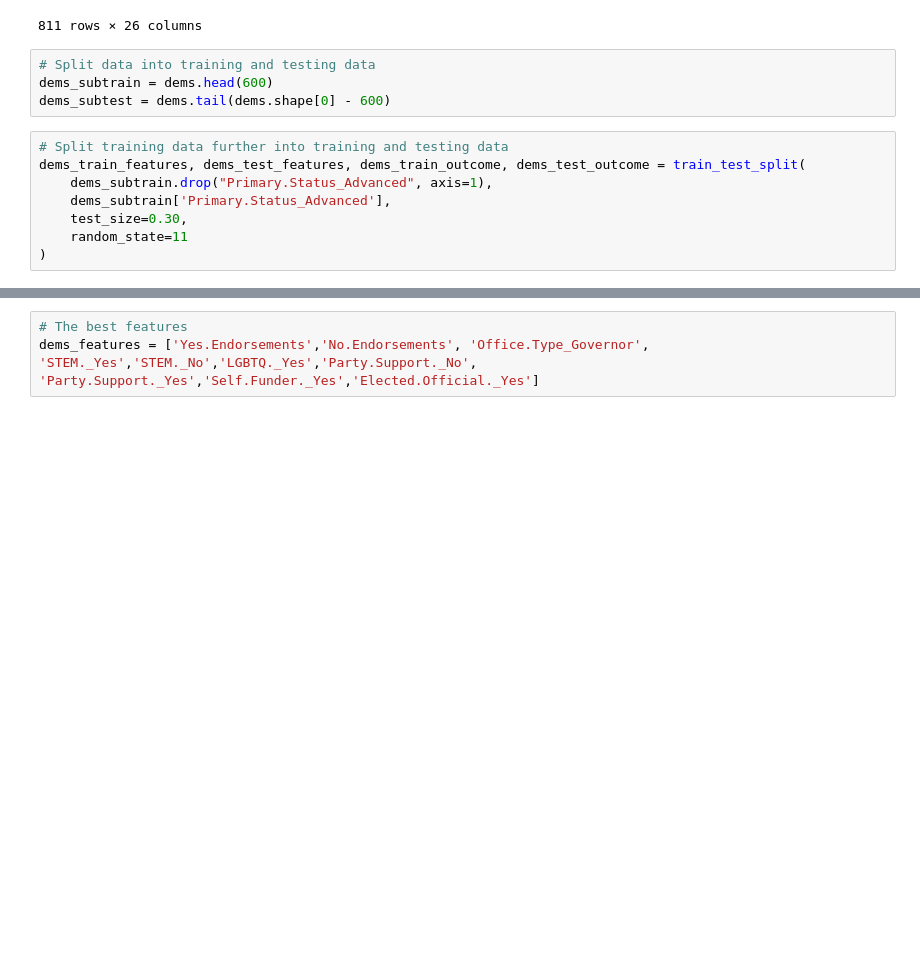
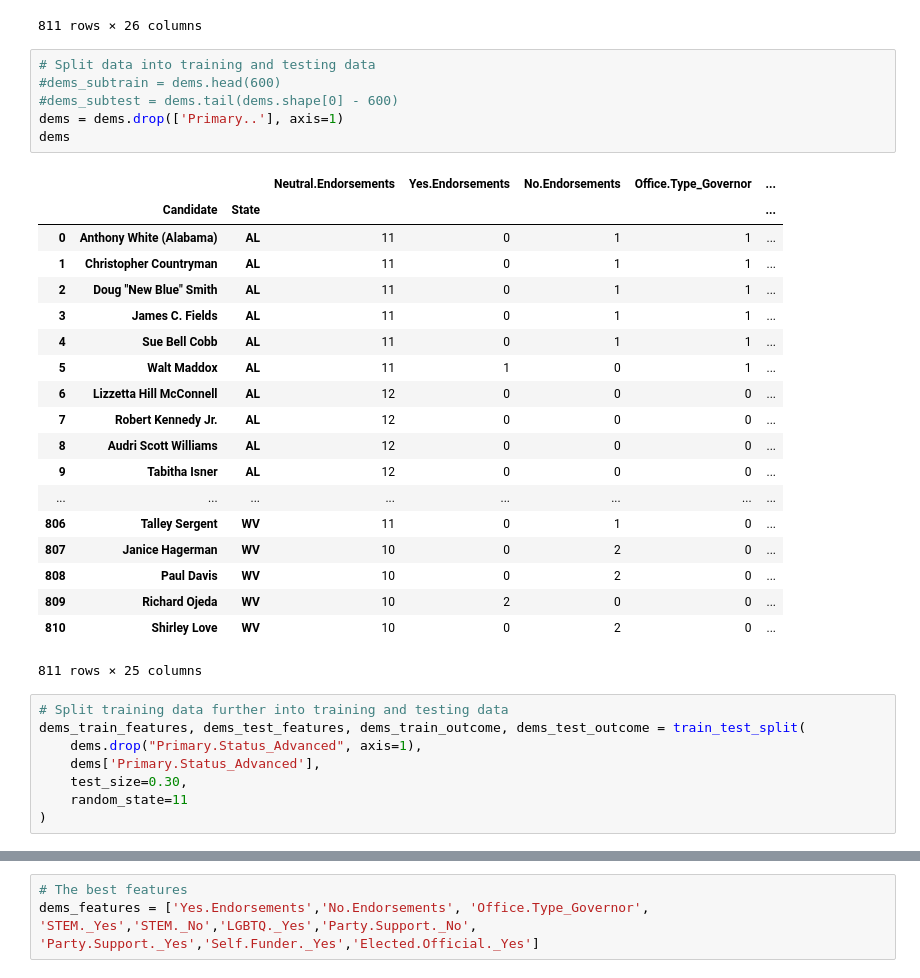
Before and after one commit to shannongatta1/info370finalproject, a Jupyter notebook: Python/rfc-Charlene.ipynb, the cells around one changed output, grey strips where cells are left out. Saved outputs shown, nothing was run; the diff lists cells and outputs as text; blank space fills up the shorter version.

```diff
--- a/Python/rfc-Charlene.ipynb
+++ b/Python/rfc-Charlene.ipynb
@@ -40,13 +40,35 @@ dems
 811 rows × 26 columns
 # %%
 # Split data into training and testing data
-dems_subtrain = dems.head(600)
-dems_subtest = dems.tail(dems.shape[0] - 600)
+#dems_subtrain = dems.head(600)
+#dems_subtest = dems.tail(dems.shape[0] - 600)
+dems = dems.drop(['Primary..'], axis=1)
+dems
+# %% [output]
+|  |  |  | Neutral.Endorsements | Yes.Endorsements | No.Endorsements | Office.Type_Governor | ... |
+|  | Candidate | State |  |  |  |  | ... |
+| 0 | Anthony White (Alabama) | AL | 11 | 0 | 1 | 1 | ... |
+| 1 | Christopher Countryman | AL | 11 | 0 | 1 | 1 | ... |
+| 2 | Doug "New Blue" Smith | AL | 11 | 0 | 1 | 1 | ... |
+| 3 | James C. Fields | AL | 11 | 0 | 1 | 1 | ... |
+| 4 | Sue Bell Cobb | AL | 11 | 0 | 1 | 1 | ... |
+| 5 | Walt Maddox | AL | 11 | 1 | 0 | 1 | ... |
+| 6 | Lizzetta Hill McConnell | AL | 12 | 0 | 0 | 0 | ... |
+| 7 | Robert Kennedy Jr. | AL | 12 | 0 | 0 | 0 | ... |
+| 8 | Audri Scott Williams | AL | 12 | 0 | 0 | 0 | ... |
+| 9 | Tabitha Isner | AL | 12 | 0 | 0 | 0 | ... |
+| ... | ... | ... | ... | ... | ... | ... | ... |
+| 806 | Talley Sergent | WV | 11 | 0 | 1 | 0 | ... |
+| 807 | Janice Hagerman | WV | 10 | 0 | 2 | 0 | ... |
+| 808 | Paul Davis | WV | 10 | 0 | 2 | 0 | ... |
+| 809 | Richard Ojeda | WV | 10 | 2 | 0 | 0 | ... |
+| 810 | Shirley Love | WV | 10 | 0 | 2 | 0 | ... |
+811 rows × 25 columns
 # %%
 # Split training data further into training and testing data
 dems_train_features, dems_test_features, dems_train_outcome, dems_test_outcome = train_test_split(
-    dems_subtrain.drop("Primary.Status_Advanced", axis=1),
-    dems_subtrain['Primary.Status_Advanced'],
+    dems.drop("Primary.Status_Advanced", axis=1),
+    dems['Primary.Status_Advanced'],
     test_size=0.30,
     random_state=11
 )
```
Also changed, not shown: parts of 11 cells of this notebook, 4 other files.
